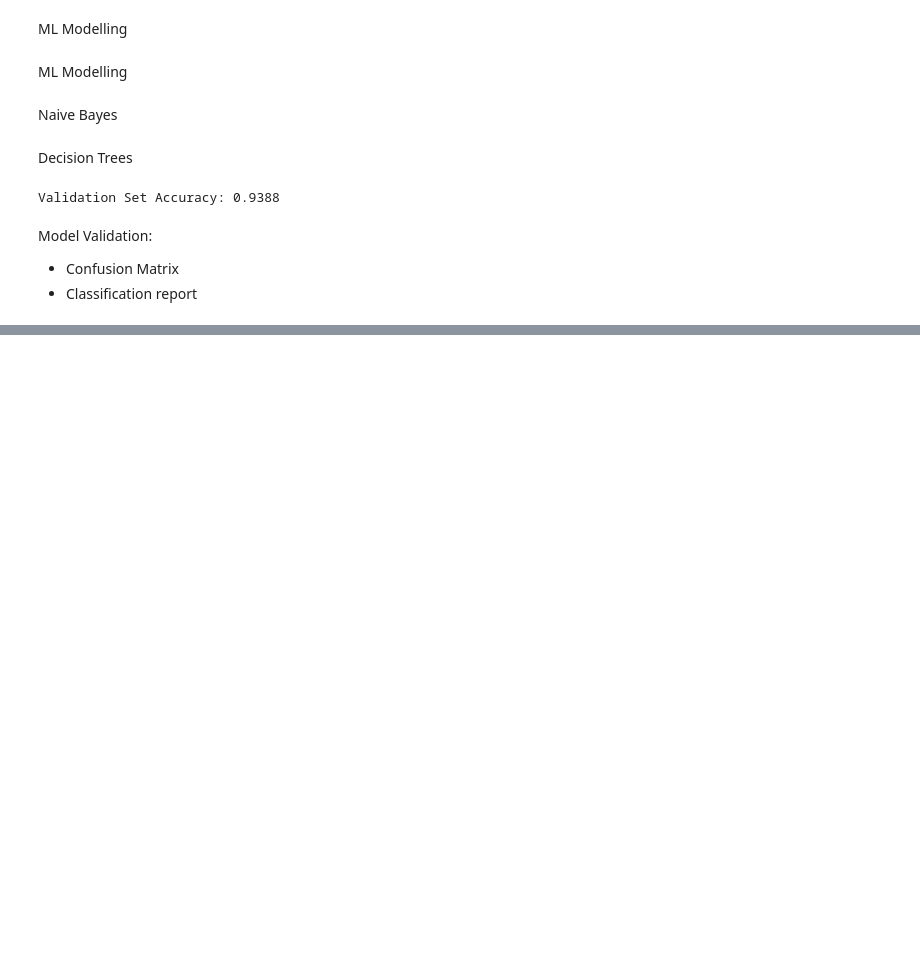
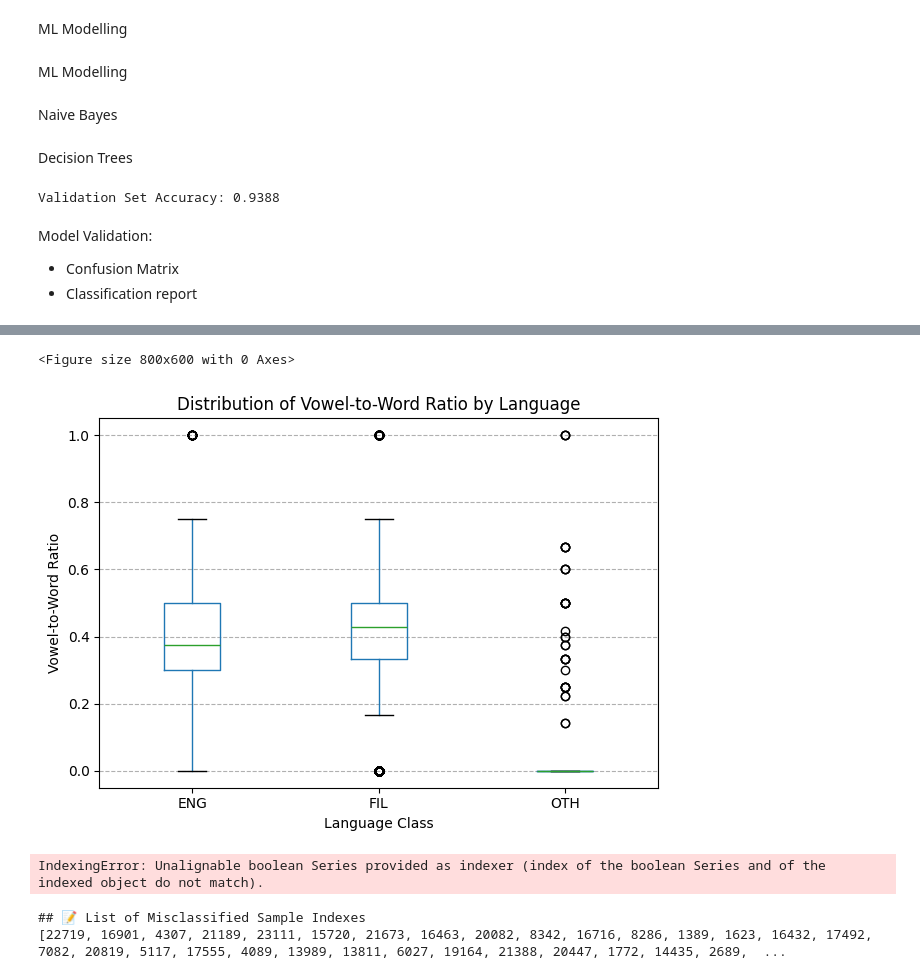
Before and after one commit to ejmasuncion/pinoy_bot, a Jupyter notebook: main.ipynb, the cells around one changed output, grey strips where cells are left out. Saved outputs shown, nothing was run; the diff lists cells and outputs as text; code cells hidden in the pictures; blank space fills up the shorter version.

```diff
--- a/main.ipynb
+++ b/main.ipynb
@@ -473,0 +492,43 @@ with open(filename, 'wb') as file:
+# %%
+plt.figure(figsize=(8, 6))
+
+df.boxplot(column='vowel_word_ratio', by='label', grid=False)
+plt.suptitle('')
+plt.title('Distribution of Vowel-to-Word Ratio by Language')
+plt.xlabel('Language Class')
+plt.ylabel('Vowel-to-Word Ratio')
+plt.grid(axis='y', linestyle='--')
+plt.tight_layout()
+plt.show()
+# %% [output]
+<Figure size 800x600 with 0 Axes>
+[figure, added]
+# %%
+
+misclassified_mask = (y_test != y_test_pred)
+
+
+error_analysis_df = pd.DataFrame({
+    'Word': X_test[misclassified_mask],
+    'True_Label': y_test[misclassified_mask],
+    'Predicted_Label': y_test_pred[misclassified_mask]
+})
+
+print("## ❌ Words Misclassified by Decision Tree Model")
+print(f"Total Errors Found: {len(error_analysis_df)}")
+print("-" * 40)
+print(error_analysis_df)
+# %% [output]
+IndexingError: Unalignable boolean Series provided as indexer (index of the boolean Series and of the indexed object do not match).
+# %%
+misclassified_mask = (y_test != y_test_pred)
+
+misclassified_series = X_test[misclassified_mask]
+misclassified_indexes = misclassified_series.index.tolist()
+
+print("## 📝 List of Misclassified Sample Indexes")
+print(misclassified_indexes)
+# print(X_test[misclassified_mask])
+# %% [output]
+## 📝 List of Misclassified Sample Indexes
+[22719, 16901, 4307, 21189, 23111, 15720, 21673, 16463, 20082, 8342, 16716, 8286, 1389, 1623, 16432, 17492, 7082, 20819, 5117, 17555, 4089, 13989, 13811, 6027, 19164, 21388, 20447, 1772, 14435, 2689,  ...
```
Also changed, not shown: parts of 6 cells of this notebook.
